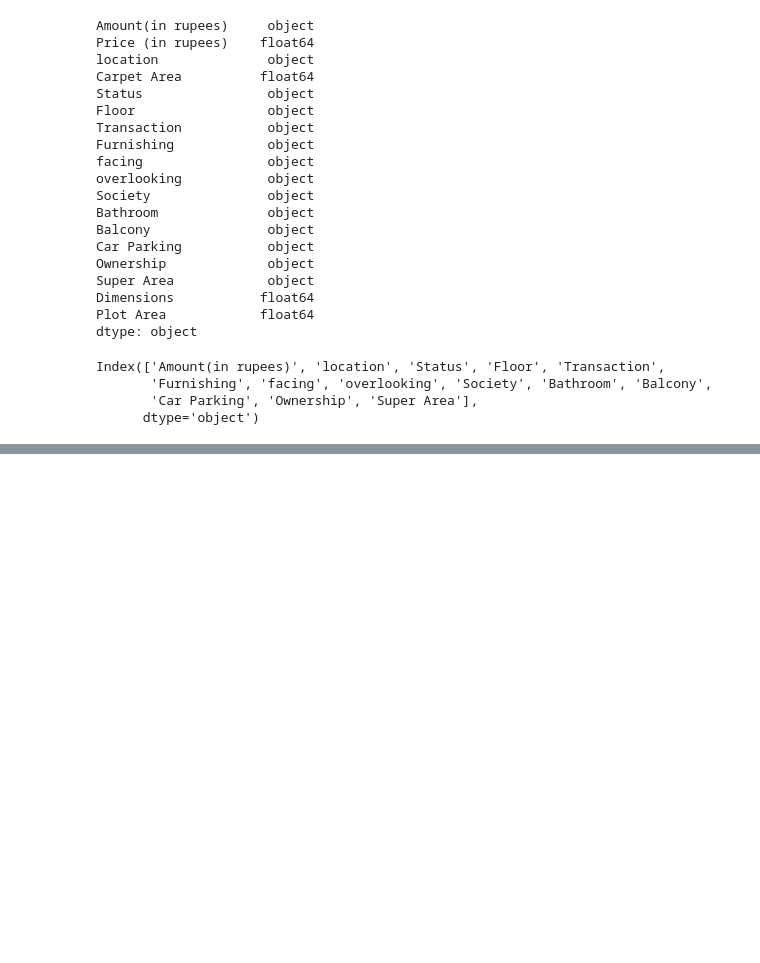
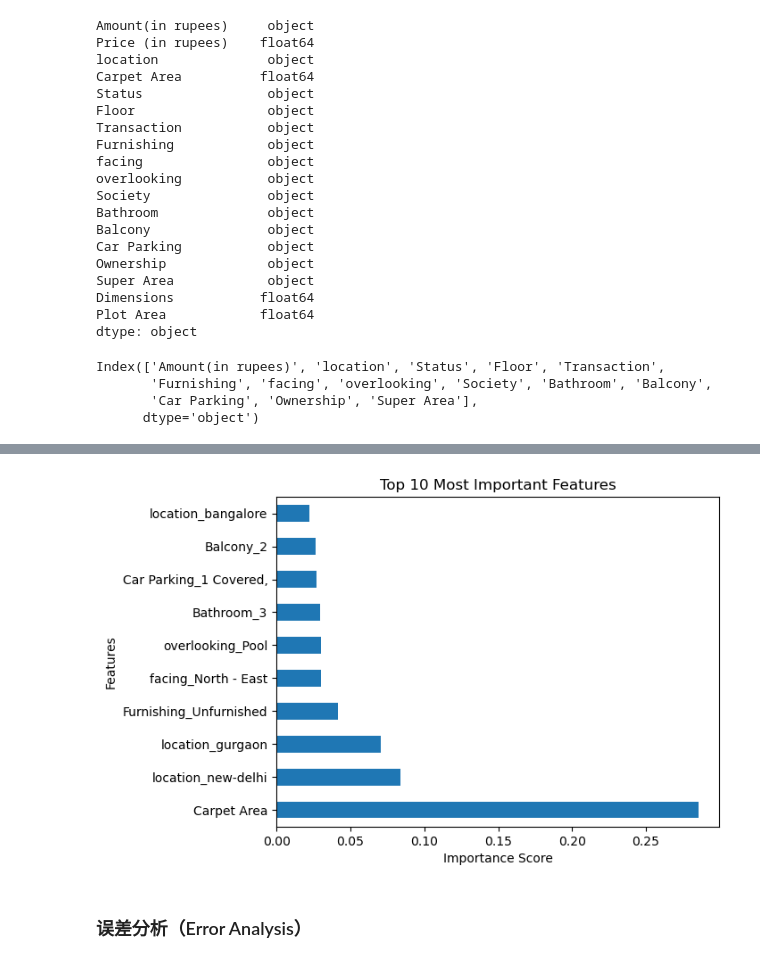
Before and after one commit to XINXIAO-project/house-price-prediction, a Jupyter notebook: notebooks/House_price_prediction.ipynb, the cells around one changed output, grey strips where cells are left out. Cells and saved outputs as stored; diff of their text form; code cells hidden in the pictures; blank space fills up the shorter version.

```diff
--- a/notebooks/House_price_prediction.ipynb
+++ b/notebooks/House_price_prediction.ipynb
@@ -335,0 +323,6 @@ memory usage: 45.4 MB
+# %%
+from sklearn.model_selection import train_test_split
+
+# 特征和目标变量
+X = df.drop("Price (in rupees)", axis=1)
+y = df["Price (in rupees)"]
@@ -335,0 +345,7 @@ memory usage: 45.4 MB
+# %%
+# 训练Linear Regression模型
+from sklearn.linear_model import LinearRegression
+
+lr = LinearRegression()
+
+lr.fit(X_train, y_train)
@@ -335,0 +377,9 @@ memory usage: 45.4 MB
+# %%
+from sklearn.ensemble import RandomForestRegressor
+
+rf = RandomForestRegressor(
+    n_estimators=100,
+    n_jobs=-1
+)
+
+rf.fit(X_train, y_train)
@@ -335,0 +480,8 @@ memory usage: 45.4 MB
+# %%
+## Feature Importance Analysis
+feature_importance = pd.Series(
+    rf.feature_importances_,
+    index = X.columns
+).sort_values(ascending = False)
+
+feature_importance.head(20) ##从最重要 → 最不重要 排序
@@ -335,0 +506,17 @@ memory usage: 45.4 MB
+# %%
+# 可视化重要特征
+import matplotlib.pyplot as plt
+
+feature_importance.head(10).plot(kind="barh")
+
+plt.title("Top 10 Most Important Features")
+plt.xlabel("Importance Score")
+plt.ylabel("Features")
+
+plt.savefig("../outputs/figures/feature_importance.png")
+
+plt.show()
+# %% [output]
+[figure, added]
+# %% [markdown]
+### 误差分析（Error Analysis）
```
Also changed, not shown: parts of 34 cells of this notebook, 6 other files.
